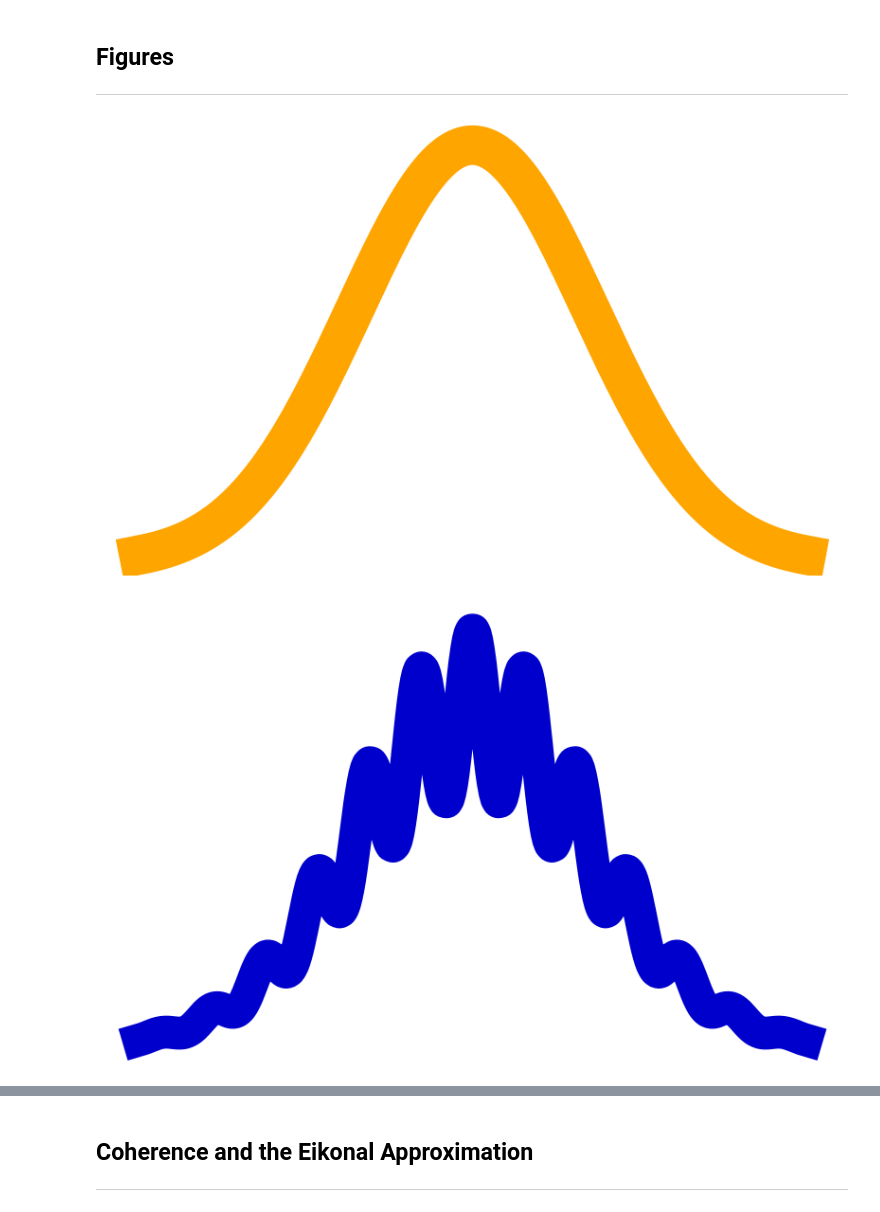
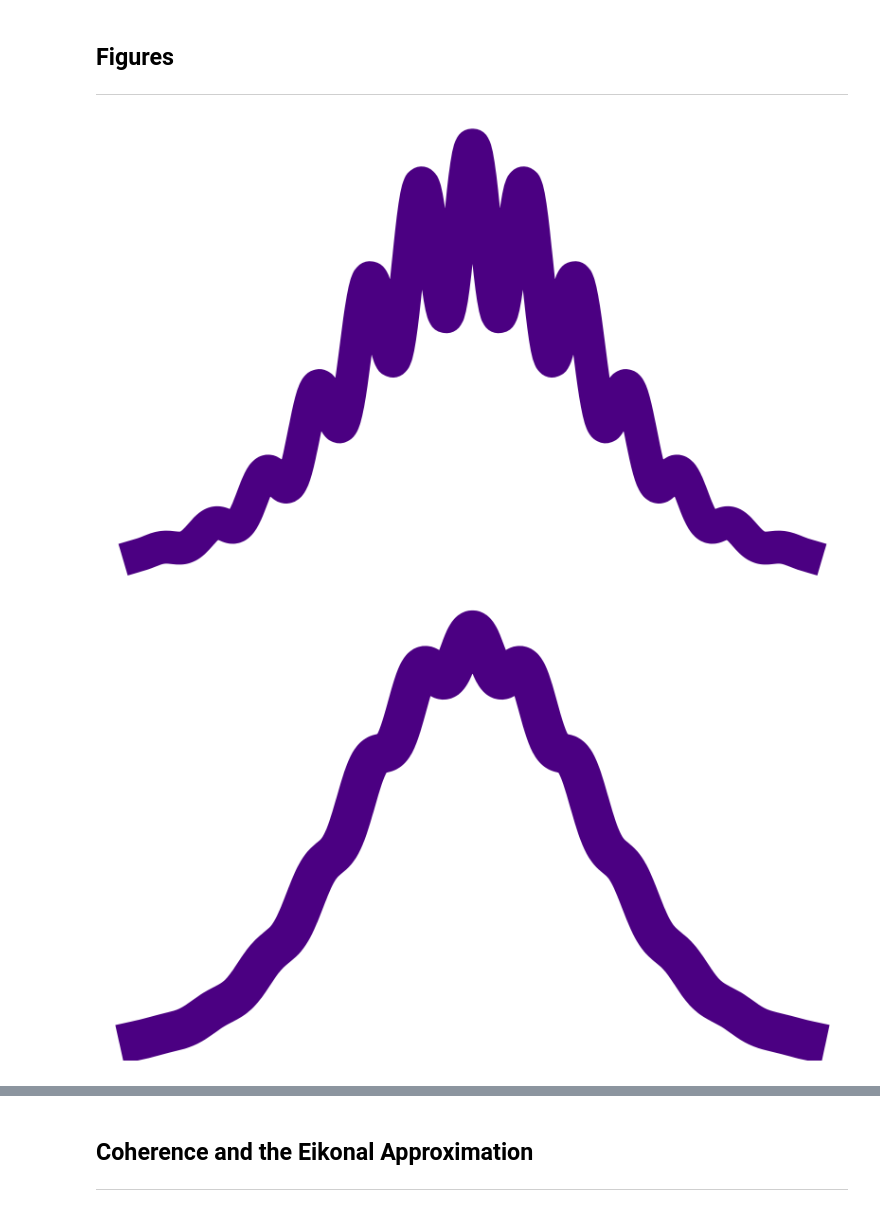
Before and after one commit to srmck/SESANS-coherence-length, a Jupyter notebook: Coherence_analysis.ipynb, the cells around one changed output, grey strips where cells are left out. Saved outputs shown, nothing was run; the diff lists cells and outputs as text; code cells hidden in the pictures.

Commit message:
Fixed figures

```diff
--- a/Coherence_analysis.ipynb
+++ b/Coherence_analysis.ipynb
@@ -1183,27 +1182,28 @@ plt.show()
 # %%
 def plot_gauss(C,save=False):
     plt.plot(np.exp(-np.linspace(-2,2,400)**2),linewidth=30,color=C)
     plt.axis('off')
+    if save: plt.savefig(f'gs_{C}.png',transparent=True)
     plt.show()
-    if save: plt.savefig(f'gs_{C}.png',transparent=True)
 
 def plot_scatt(C,save=False):
     plt.plot((1+.25*np.cos(20*np.linspace(-2,2,400)))*np.exp(-np.linspace(-2,2,400)**2),\
              linewidth=25,color=C)
     plt.axis('off')
+    if save:
+        plt.savefig(f'gs_scatt_{C}.png',transparent=True)
     plt.show()
-    if save: plt.savefig(f'gs_scatt_{C}.png',transparent=True)
 
 def plot_prop(C,save=False):
     plt.plot((1+.05*np.cos(20*np.linspace(-2,2,400)))*np.exp(-np.linspace(-2,2,400)**2),\
              linewidth=30,color=C)
     plt.axis('off')
+    if save: plt.savefig(f'gs_prop_{C}.png', transparent=True)
     plt.show()
-    if save: plt.savefig(f'gs_prop_{C}.png', transparent=True)
 
-plot_gauss('orange')
-plot_scatt('mediumblue')
-plot_prop('indigo')
+#plot_gauss('orange')
+plot_scatt('indigo',save=True)
+plot_prop('indigo',save=True)
 # %% [output]
-[figure, old version]
+[figure, new version]
-[figure, old version]
+[figure, new version]
```
Also changed, not shown: parts of 3 cells of this notebook, 6 other files.
